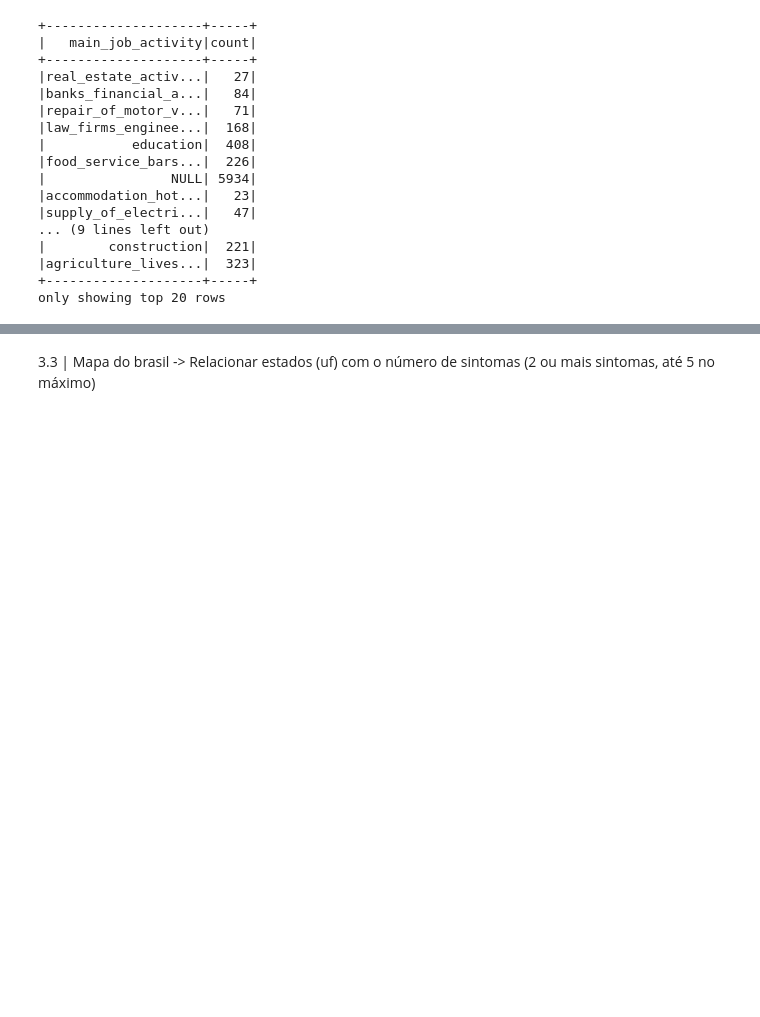
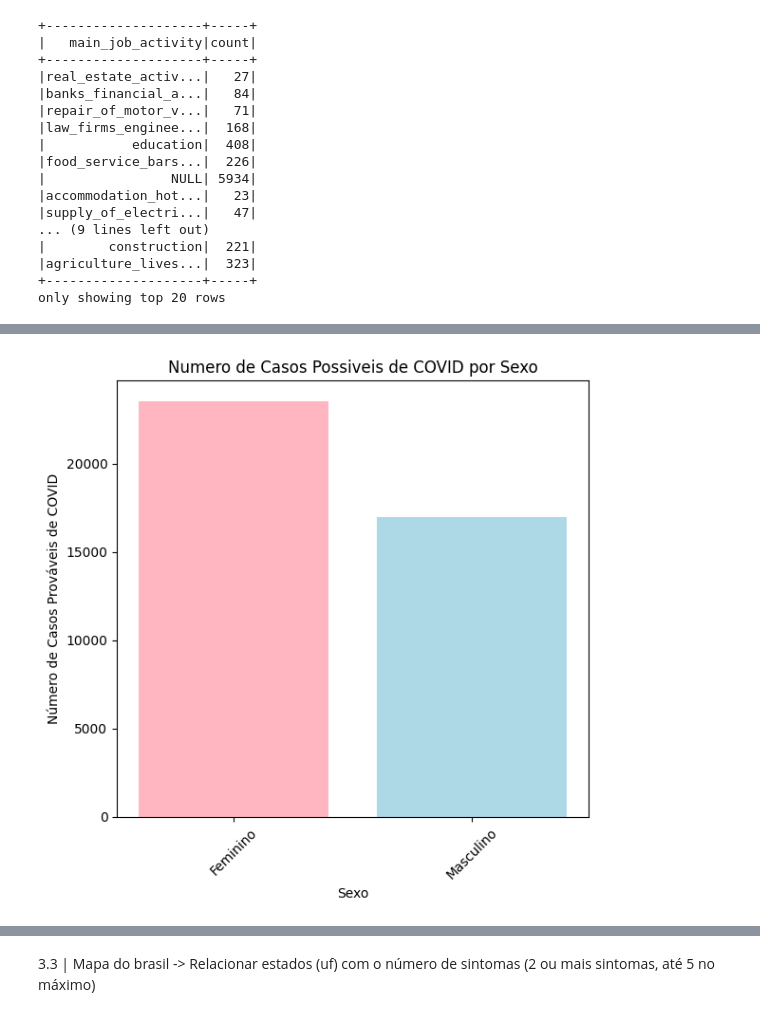
Before and after one commit to Rabramo/PosTech-DataAnalytics_TechChallenge_3, a Jupyter notebook: PNAD_Covid19_V3.ipynb, the cells around one changed output, grey strips where cells are left out. Cells and saved outputs as stored; diff of their text form; code cells hidden in the pictures; blank space fills up the shorter version.

```diff
--- a/PNAD_Covid19_V3.ipynb
+++ b/PNAD_Covid19_V3.ipynb
@@ -734,0 +834,2 @@ only showing top 20 rows
+# %%
+covid_per_sex_pd = covid_per_sex.toPandas
@@ -734,0 +842,14 @@ only showing top 20 rows
+# %%
+bar_colors = ['lightpink', 'lightblue']
+# %%
+plt.figure(figsize=(6, 6))
+sex_labels = ['Feminino', 'Masculino']
+plt.bar(sex_labels, covid_per_sex_pd['count'], color=bar_colors)
+plt.xlabel('Sexo')
+plt.ylabel('Número de Casos Prováveis de COVID')
+plt.title('Numero de Casos Possiveis de COVID por Sexo', )
+plt.xticks(rotation=45)
+plt.tight_layout()
+plt.show()
+# %% [output]
+[figure, added]
```
Also changed, not shown: parts of 41 cells of this notebook.
